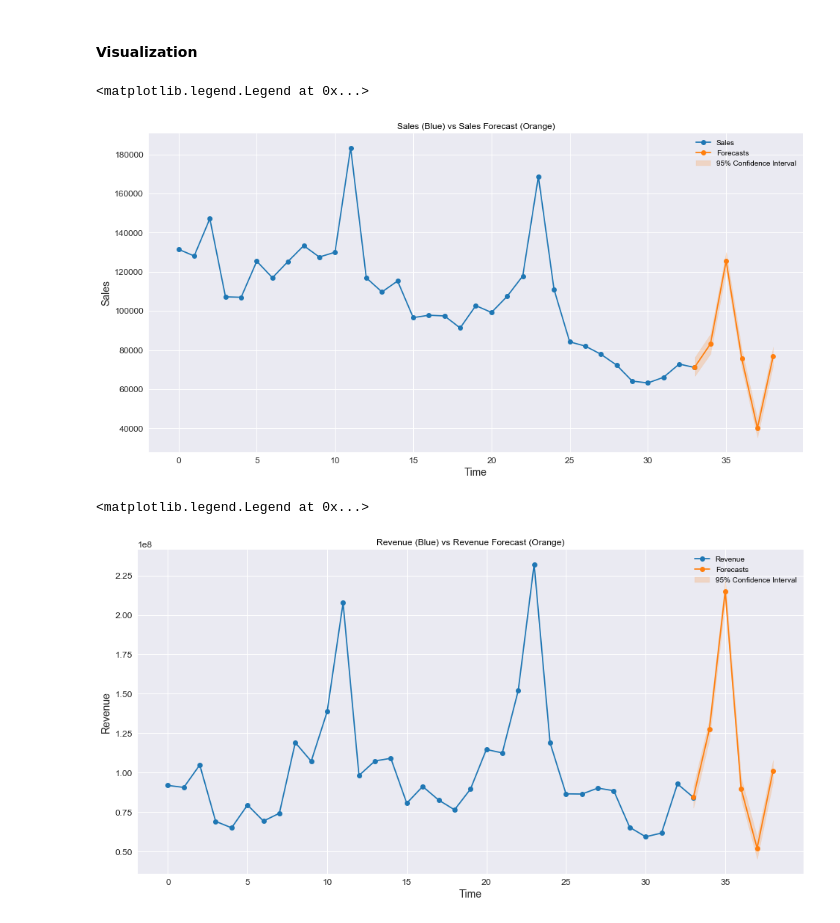
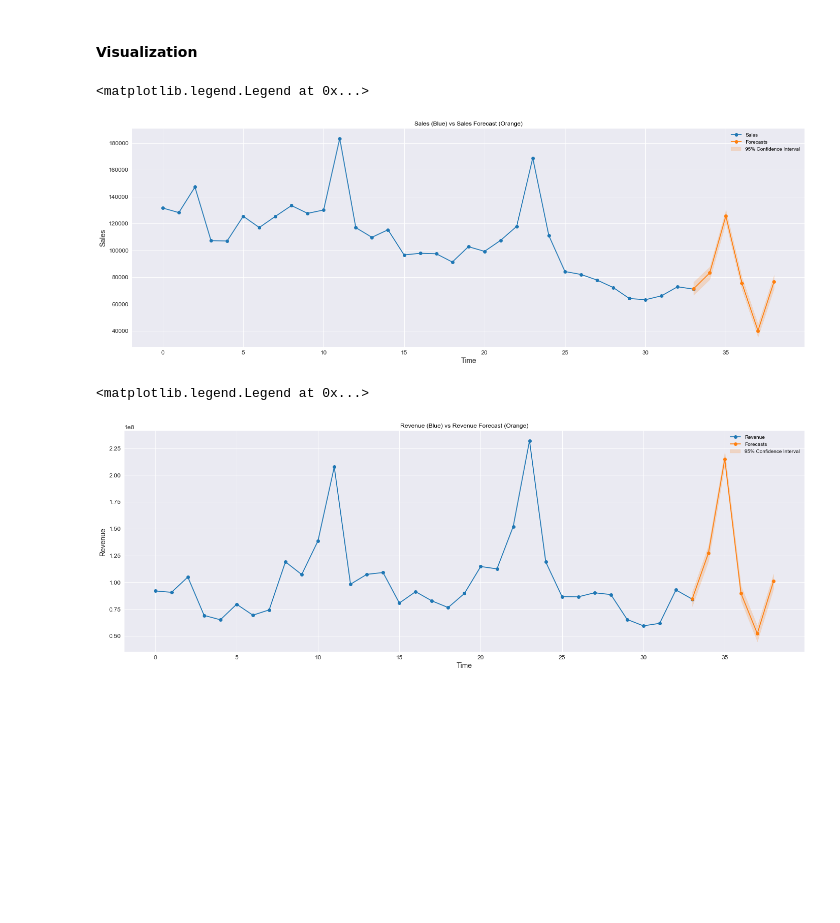
Before and after one commit to leandrocamara/future-sales-forecast, a Jupyter notebook: future-sales-forecast.ipynb, the cells around one changed output. Drawn from its saved outputs; the diff is of its cells as text; code cells hidden in the pictures; blank space fills up the shorter version.

```diff
--- a/future-sales-forecast.ipynb
+++ b/future-sales-forecast.ipynb
@@ -327,20 +283,20 @@ forecasts_revenue[['ds', 'yhat', 'yhat_lower', 'yhat_upper']].tail()
 # %% [markdown]
 #### Visualization
 # %%
-fig, axs = plt.subplots(figsize=(16, 8))
+fig, axs = plt.subplots(figsize=(24, 8))
 axs.set_title('Sales (Blue) vs Sales Forecast (Orange)')
 axs.set_ylabel('Sales')
 axs.set_xlabel('Time')
 axs.plot(total_sales.drop('ds', axis=1), '-ok', color='tab:blue', label='Sales')
 axs.plot(forecasts_sales[-6:].yhat, '-ok', color='tab:orange', label='Forecasts')
 axs.fill_between(forecasts_sales[-6:].index, forecasts_sales[-6:].yhat_upper, forecasts_sales[-6:].yhat_lower,
                  alpha=0.2, color='tab:orange', label='95% Confidence Interval')
 plt.legend()
 # %% [output]
 <matplotlib.legend.Legend at 0x...>
-[figure, old version]
+[figure, new version]
 # %%
-fig, axs = plt.subplots(figsize=(16, 8))
+fig, axs = plt.subplots(figsize=(24, 8))
 axs.set_title('Revenue (Blue) vs Revenue Forecast (Orange)')
 axs.set_ylabel('Revenue')
 axs.set_xlabel('Time')
@@ -351,4 +307,4 @@ axs.fill_between(forecasts_revenue[-6:].index, forecasts_revenue[-6:].yhat_upper
 plt.legend()
 # %% [output]
 <matplotlib.legend.Legend at 0x...>
-[figure, old version]
+[figure, new version]
```
Also changed, not shown: parts of 23 cells of this notebook.
